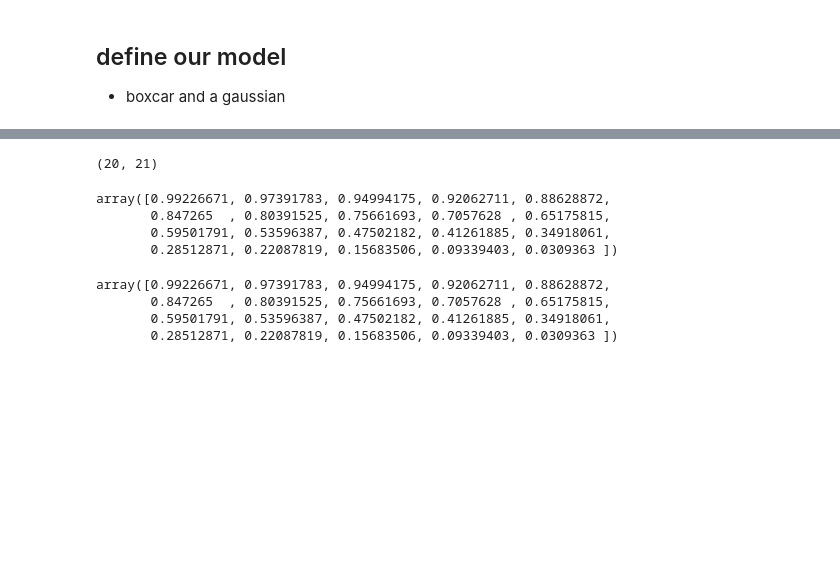
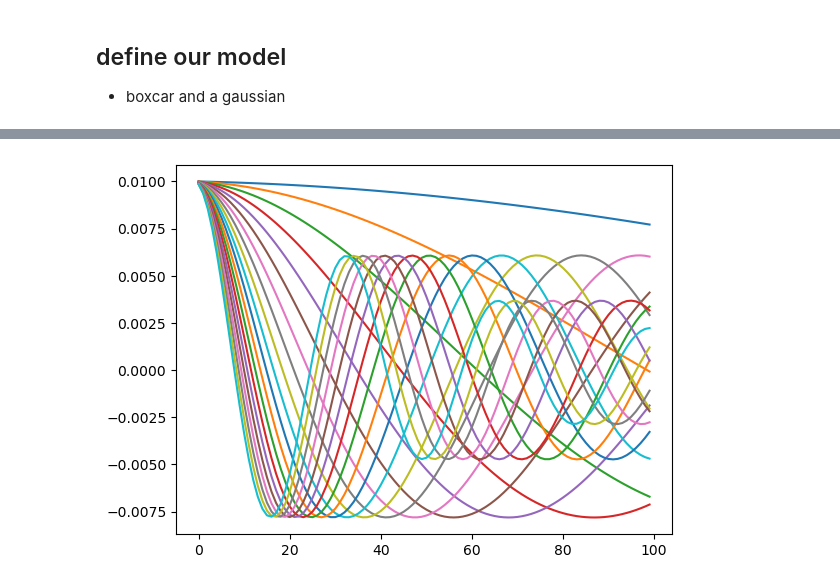
Before and after one commit to lheagy/eosc-454, a Jupyter notebook: lectures/Linear-problem.ipynb, the cells around one changed output, grey strips where cells are left out. Saved outputs shown, nothing was run; the diff lists cells and outputs as text; code cells hidden in the pictures; blank space fills up the shorter version.

```diff
--- a/lectures/Linear-problem.ipynb
+++ b/lectures/Linear-problem.ipynb
@@ -88,3 +68,0 @@ g_centers = (g0[1:] + g0[:-1])/2
-# %%
-n_nodes = len(x_nodes)
-n_centers = len(x_centers)
@@ -107,4 +68,0 @@ g0.shape
-# %%
-ave.shape
-# %% [output]
-(20, 21)
@@ -113,14 +69,26 @@ g_centers2 = ave @ g0
-# %%
-g_centers2
-# %% [output]
-array([0.99226671, 0.97391783, 0.94994175, 0.92062711, 0.88628872,
-       0.847265  , 0.80391525, 0.75661693, 0.7057628 , 0.65175815,
-       0.59501791, 0.53596387, 0.47502182, 0.41261885, 0.34918061,
-       0.28512871, 0.22087819, 0.15683506, 0.09339403, 0.0309363 ])
-# %%
-g_centers
-# %% [output]
-array([0.99226671, 0.97391783, 0.94994175, 0.92062711, 0.88628872,
-       0.847265  , 0.80391525, 0.75661693, 0.7057628 , 0.65175815,
-       0.59501791, 0.53596387, 0.47502182, 0.41261885, 0.34918061,
-       0.28512871, 0.22087819, 0.15683506, 0.09339403, 0.0309363 ])
+# %%
+def get_G(x_nodes, n_kernels=20, p=-0.05, q=0.1, j0=1, jN=30):
+
+    n_nodes = len(x_nodes)
+    n_centers = n_nodes - 1
+
+    j_values = np.linspace(j0, jN, n_kernels)
+
+    # create an empty G
+    Gnodes = np.zeros((n_nodes, n_kernels))
+
+    # fill with kernels
+    for k, jk in enumerate(j_values):
+        Gnodes[:, k] = kernel_function(x_nodes, j=jk, p=p, q=q)
+
+    # averaging matrix
+    ave = sp.spdiags(0.5*np.vstack([np.ones(n_nodes), np.ones(n_nodes)]), [0, 1],m=n_centers, n=n_nodes)
+
+    delta_x = np.diff(x_nodes)
+
+    return (ave @ Gnodes).T @ sp.diags(delta_x)
+# %%
+G = get_G(x_nodes)
+plt.plot(G.T);
+# %% [output]
+[figure, added]
```
Also changed, not shown: parts of 19 cells of this notebook.
